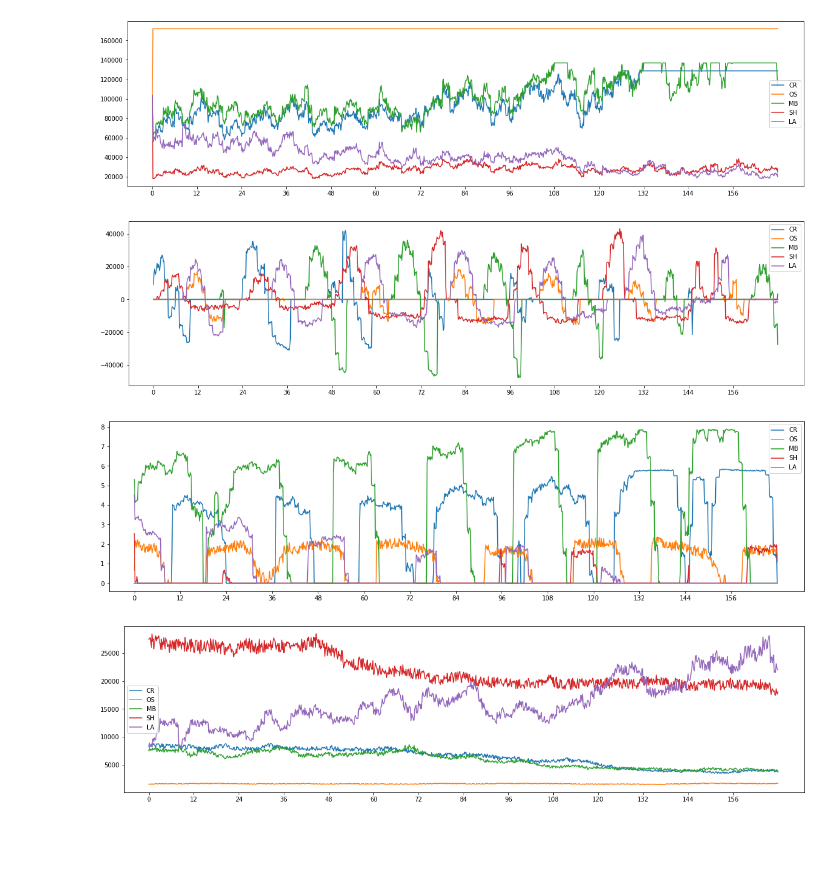
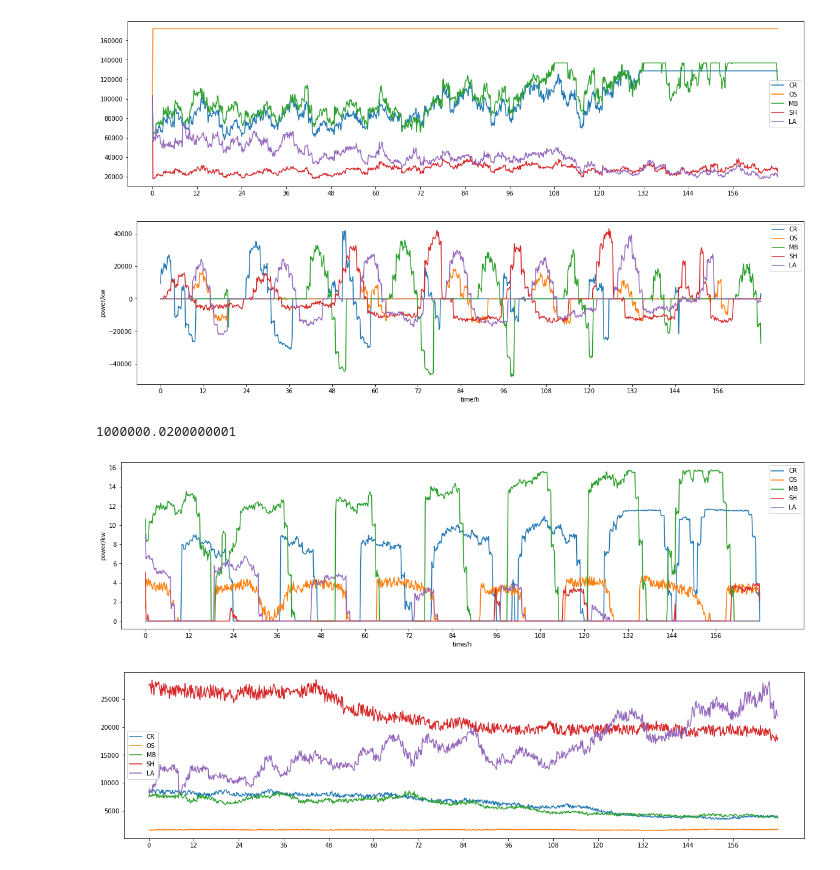
Before and after one commit to pmzhu444/CloudSimPerSimple, a Jupyter notebook: experiment_data/mincost.ipynb, the cells around one changed output. Saved outputs shown, nothing was run; the diff lists cells and outputs as text; code cells hidden in the pictures; blank space fills up the shorter version.

```diff
--- a/experiment_data/mincost.ipynb
+++ b/experiment_data/mincost.ipynb
@@ -70,20 +71,32 @@ plt.show()
 df_BaSupply = pd.DataFrame({'CR':df_CR['baSupply'], 'OS':df_OS['baSupply'], 'MB':df_MB['baSupply'], 'SH':df_SH['baSupply'], 'LA':df_LA['baSupply']})
 # %%
 df_BaSupply.plot(figsize= (20, 5))
-plt.xlim(-40, 1050)
+plt.xlim(-40, 1080)
 plt.xticks(np.arange(0, 1008, 72), np.arange(0, 168, 12))
+plt.xlabel("time/h")
+plt.ylabel("power/kw")
+plt.legend(loc = 1)
 plt.show()
 # %% [output]
-[figure, old version]
+[figure, new version]
+# %%
+df_BaSupply['SH'][720:770].sum()
+# %% [output]
+1000000.0200000001
 # %%
 df_DcPrice = pd.DataFrame({'CR':df_CR['dcPrice'], 'OS':df_OS['dcPrice'], 'MB':df_MB['dcPrice'], 'SH':df_SH['dcPrice'], 'LA':df_LA['dcPrice']})
+# %%
+df_DcPrice = df_DcPrice * 2
 # %%
 df_DcPrice.plot(figsize= (20, 5))
-plt.xlim(-40, 1050)
+plt.xlim(-40, 1080)
 plt.xticks(np.arange(0, 1008, 72), np.arange(0, 168, 12))
+plt.xlabel("time/h")
+plt.ylabel("power/kw")
+plt.legend(loc = 1)
 plt.show()
 # %% [output]
-[figure, old version]
+[figure, new version]
 # %%
 df_RePrice = pd.DataFrame({'CR':df_CR['rePrice'], 'OS':df_OS['rePrice'], 'MB':df_MB['rePrice'], 'SH':df_SH['rePrice'], 'LA':df_LA['rePrice']})
 # %%
```
Also changed, not shown: parts of 2 cells of this notebook, 18 other files.
